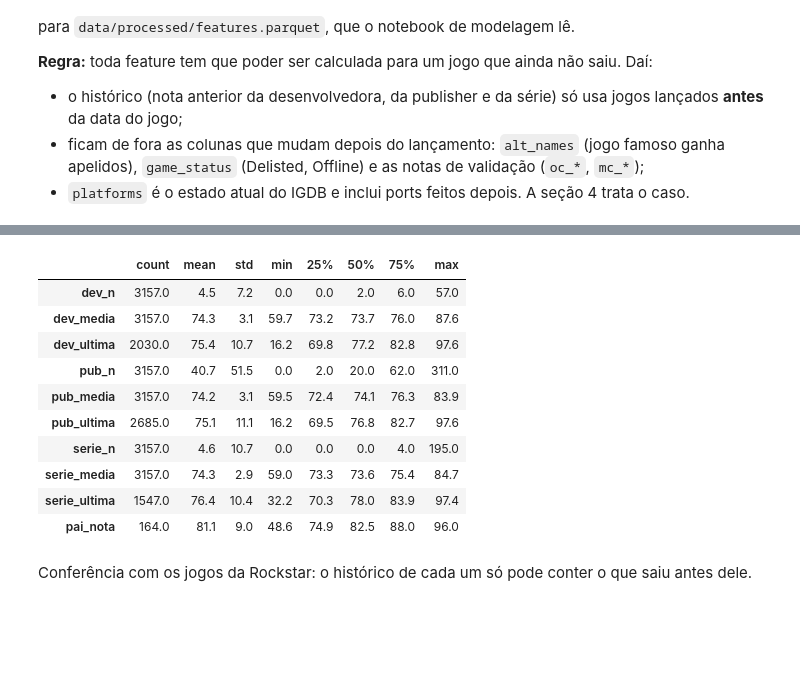
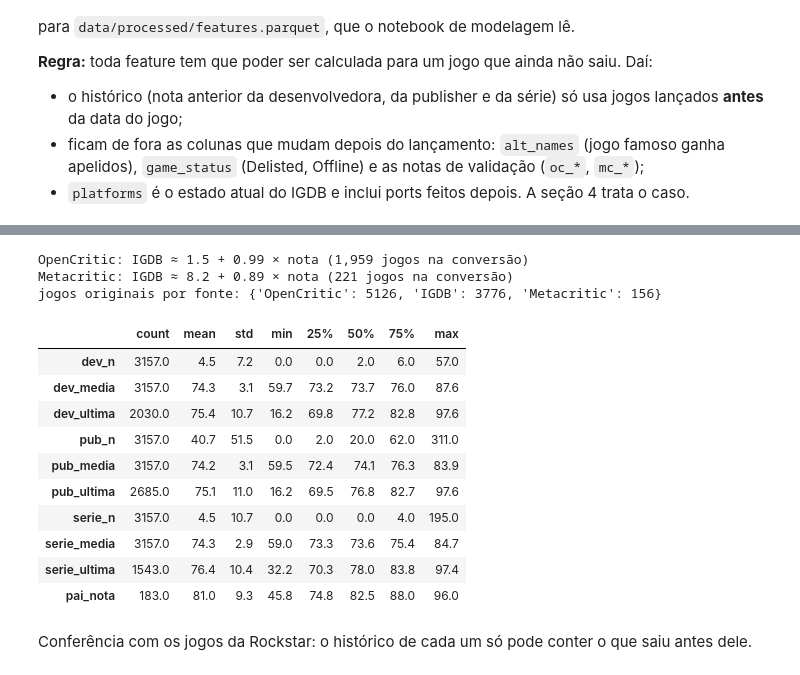
Before and after one commit to pedrohmgatti/games_critic_predict, a Jupyter notebook: notebooks/02_features.ipynb, the cells around one changed output, grey strips where cells are left out. Saved outputs shown, nothing was run; the diff lists cells and outputs as text; code cells hidden in the pictures; blank space fills up the shorter version.

```diff
--- a/notebooks/02_features.ipynb
+++ b/notebooks/02_features.ipynb
@@ -78,7 +90,23 @@ duas vezes.
 # %%
 HIST_K = 3  # peso da média global, em "jogos"
 
-pool = released[released["igdb_critic_n"] >= MIN_CRITICS].dropna(subset=["first_release_date"])
+CALIB_END = "2022-01-01"  # fim do treino no 03: a conversão de escala só vê jogos anteriores
+
+pool = pd.read_parquet(ROOT / "data/processed/history_pool.parquet").dropna(subset=["first_release_date"])
+igdb_ok = pool["igdb_critic_n"] >= MIN_CRITICS
+calib = pool[igdb_ok & (pool["first_release_date"] < CALIB_END)]
+pool["nota_ref"] = pool["igdb_critic_score"].where(igdb_ok)
+pool["fonte"] = pd.Series("IGDB", index=pool.index).where(igdb_ok)
+for col, label in [("oc_top_avg", "OpenCritic"), ("mc_score", "Metacritic")]:
+    pair = calib.dropna(subset=[col])
+    slope, intercept = np.polyfit(pair[col], pair["igdb_critic_score"], 1)
+    fill = pool["nota_ref"].isna() & pool[col].notna()
+    pool.loc[fill, "nota_ref"] = intercept + slope * pool.loc[fill, col]
+    pool.loc[fill, "fonte"] = label
+    print(f"{label}: IGDB ≈ {intercept:.1f} + {slope:.2f} × nota ({len(pair):,} jogos na conversão)")
+scored = pool.dropna(subset=["nota_ref"])  # nota de qualquer fonte: só para o jogo original
+pool = scored[scored["fonte"] == "IGDB"]   # histórico: só nota do IGDB
+print("jogos originais por fonte:", scored["fonte"].value_counts().to_dict())
 
 
 def series_keys(frame):
@@ -99,46 +127,49 @@ def explode(frame, col):
 def history(col):
     """n, soma e última nota dos jogos do pool que dividem `col` e saíram antes de `ref_date`."""
     q = explode(games[["igdb_id", "ref_date", col]].dropna(subset=[col]), col)
-    p = explode(pool[["igdb_id", "first_release_date", "igdb_critic_score", col]].dropna(subset=[col]), col)
+    p = explode(pool[["igdb_id", "first_release_date", "nota_ref", col]].dropna(subset=[col]), col)
     m = q.merge(p, on=col, suffixes=("", "_prev"))
     m = (m[m["first_release_date"] < m["ref_date"]]
          .drop_duplicates(["igdb_id", "igdb_id_prev"])
          .sort_values("first_release_date"))
-    return m.groupby("igdb_id")["igdb_critic_score"].agg(n="size", soma="sum", ultima="last")
+    return m.groupby("igdb_id")["nota_ref"].agg(n="size", soma="sum", ultima="last")
 
 
 # Média global dos jogos lançados antes de cada data (o "prior" da média encolhida)
-cum = pool.groupby("first_release_date")["igdb_critic_score"].agg(["sum", "size"]).cumsum().reset_index()
+cum = pool.groupby("first_release_date")["nota_ref"].agg(["sum", "size"]).cumsum().reset_index()
 prior = pd.merge_asof(games[["igdb_id", "ref_date"]].sort_values("ref_date"), cum,
                       left_on="ref_date", right_on="first_release_date", allow_exact_matches=False)
 prior = (prior["sum"] / prior["size"]).set_axis(prior["igdb_id"]).reindex(games.index)
 
 for col, prefix in [("developers", "dev"), ("publishers", "pub"), ("series", "serie")]:
     h = history(col).reindex(games.index)
     n = h["n"].fillna(0)
     feats[f"{prefix}_n"] = n
     feats[f"{prefix}_media"] = (h["soma"].fillna(0) + HIST_K * prior) / (n + HIST_K)
     feats[f"{prefix}_ultima"] = h["ultima"]
 
 # Remake, remaster e expansão: a nota do jogo original, se ele saiu antes
-parent = pool.set_index("igdb_id")
+parent = scored.set_index("igdb_id")
 p_id = games["parent_game"]
-feats["pai_nota"] = p_id.map(parent["igdb_critic_score"]).where(
+feats["pai_nota"] = p_id.map(parent["nota_ref"]).where(
     p_id.map(parent["first_release_date"]) < games["ref_date"])
 
 feats.loc[is_base].describe().T.round(1)  # até aqui, só o histórico
 # %% [output]
+OpenCritic: IGDB ≈ 1.5 + 0.99 × nota (1,959 jogos na conversão)
+Metacritic: IGDB ≈ 8.2 + 0.89 × nota (221 jogos na conversão)
+jogos originais por fonte: {'OpenCritic': 5126, 'IGDB': 3776, 'Metacritic': 156}
 |  | count | mean | std | min | 25% | 50% | 75% | max |
 | dev_n | 3157.0 | 4.5 | 7.2 | 0.0 | 0.0 | 2.0 | 6.0 | 57.0 |
 | dev_media | 3157.0 | 74.3 | 3.1 | 59.7 | 73.2 | 73.7 | 76.0 | 87.6 |
 | dev_ultima | 2030.0 | 75.4 | 10.7 | 16.2 | 69.8 | 77.2 | 82.8 | 97.6 |
 | pub_n | 3157.0 | 40.7 | 51.5 | 0.0 | 2.0 | 20.0 | 62.0 | 311.0 |
 | pub_media | 3157.0 | 74.2 | 3.1 | 59.5 | 72.4 | 74.1 | 76.3 | 83.9 |
-| pub_ultima | 2685.0 | 75.1 | 11.1 | 16.2 | 69.5 | 76.8 | 82.7 | 97.6 |
-| serie_n | 3157.0 | 4.6 | 10.7 | 0.0 | 0.0 | 0.0 | 4.0 | 195.0 |
+| pub_ultima | 2685.0 | 75.1 | 11.0 | 16.2 | 69.5 | 76.8 | 82.7 | 97.6 |
+| serie_n | 3157.0 | 4.5 | 10.7 | 0.0 | 0.0 | 0.0 | 4.0 | 195.0 |
 | serie_media | 3157.0 | 74.3 | 2.9 | 59.0 | 73.3 | 73.6 | 75.4 | 84.7 |
-| serie_ultima | 1547.0 | 76.4 | 10.4 | 32.2 | 70.3 | 78.0 | 83.9 | 97.4 |
-| pai_nota | 164.0 | 81.1 | 9.0 | 48.6 | 74.9 | 82.5 | 88.0 | 96.0 |
+| serie_ultima | 1543.0 | 76.4 | 10.4 | 32.2 | 70.3 | 78.0 | 83.8 | 97.4 |
+| pai_nota | 183.0 | 81.0 | 9.3 | 45.8 | 74.8 | 82.5 | 88.0 | 96.0 |
 # %% [markdown]
 Conferência com os jogos da Rockstar: o histórico de cada um só pode conter o que saiu antes
 dele.
```
Also changed, not shown: parts of 15 cells of this notebook, 32 other files.
